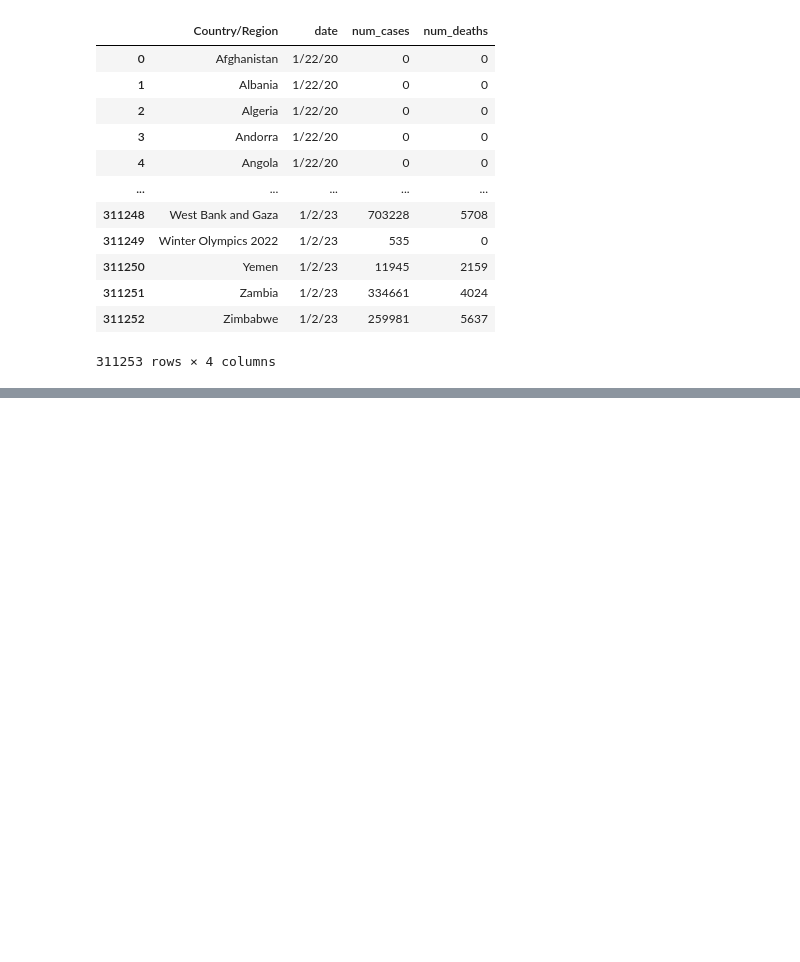
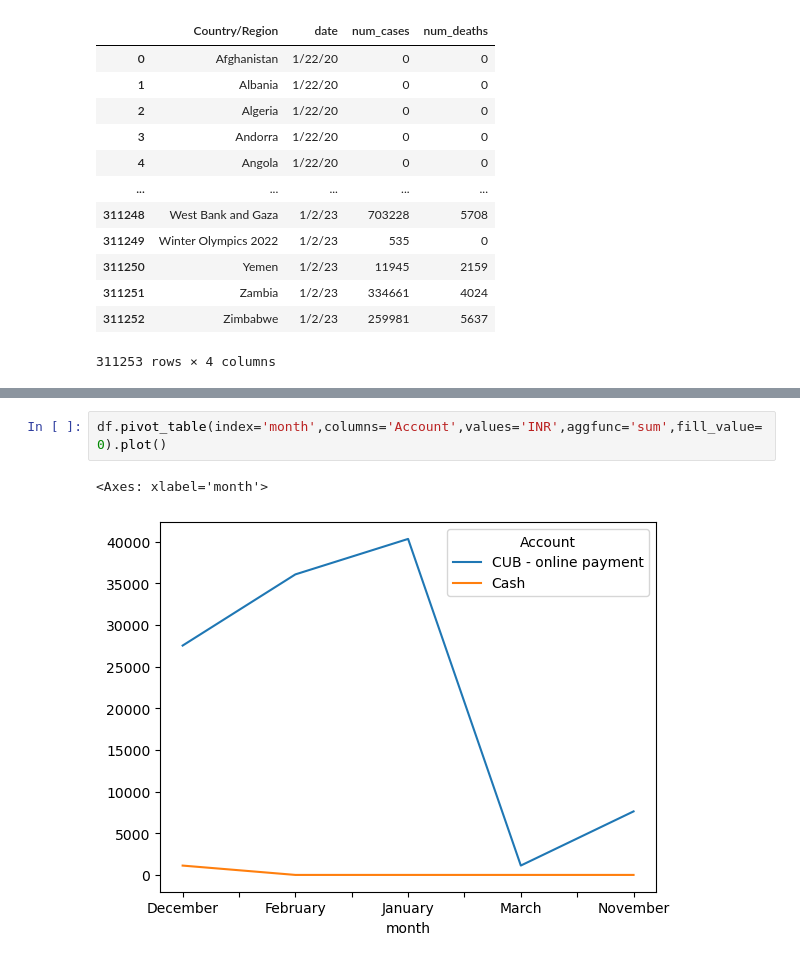
Before and after one commit to ProgramerSalar/Pandas, a Jupyter notebook: Notebook/multiIndex_object.ipynb, the cells around one changed output, grey strips where cells are left out. Saved outputs shown, nothing was run; the diff lists cells and outputs as text; blank space fills up the shorter version.

```diff
--- a/Notebook/multiIndex_object.ipynb
+++ b/Notebook/multiIndex_object.ipynb
@@ -484,0 +660,5 @@ confirm.merge(death,on=['Province/State','Country/Region','Lat','Long','date'])[
+# %%
+df.pivot_table(index='month',columns='Account',values='INR',aggfunc='sum',fill_value=0).plot()
+# %% [output]
+<Axes: xlabel='month'>
+[figure, added]
```
Also changed, not shown: parts of 19 cells of this notebook, 2 other files.
